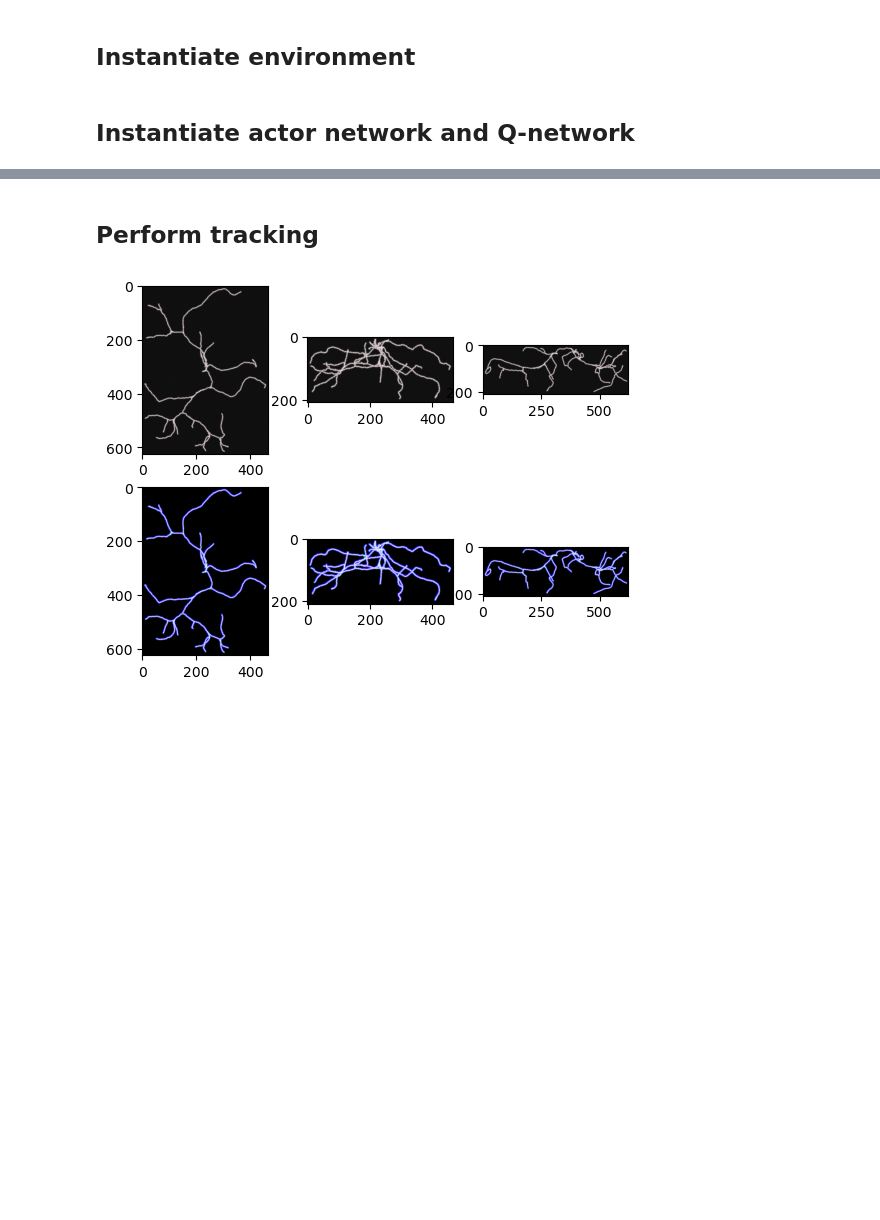
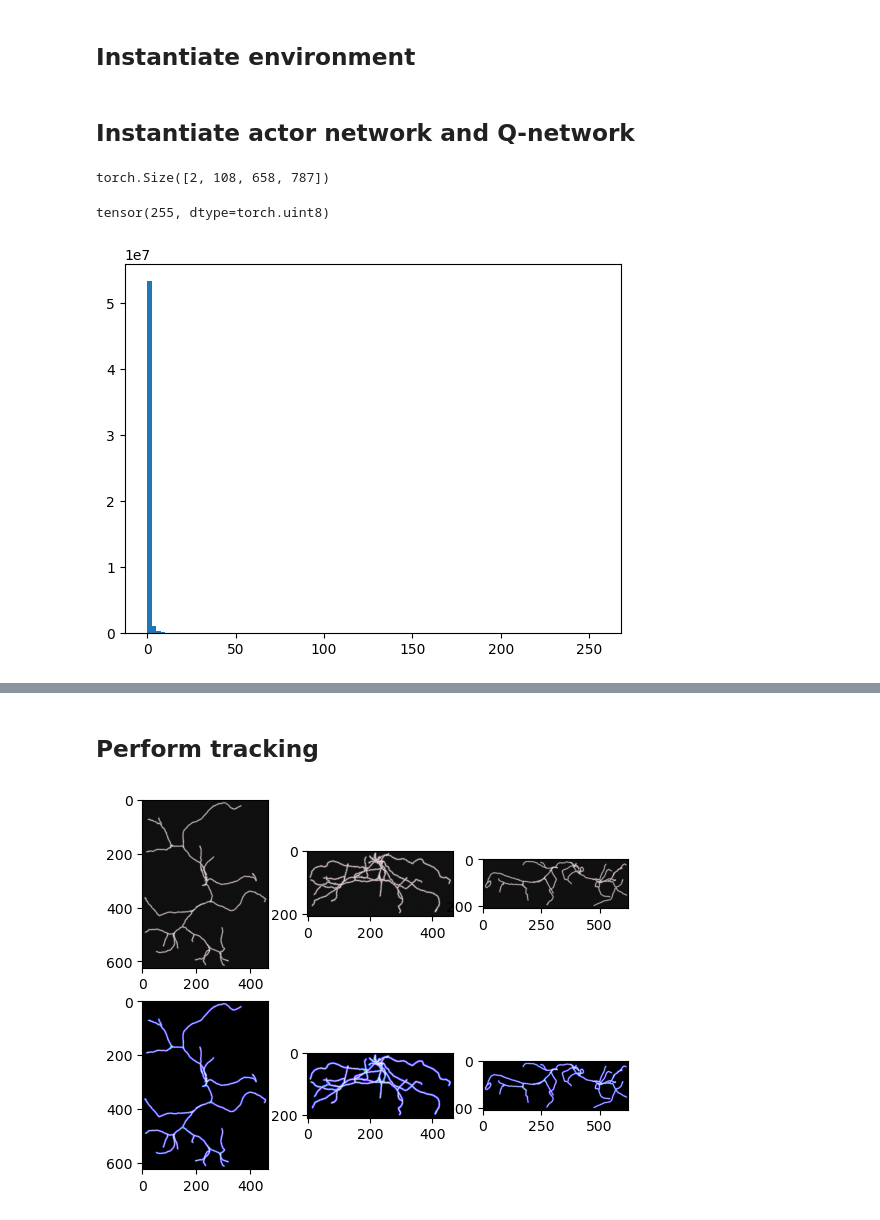
Before and after one commit to BrysonGray/neurotrack, a Jupyter notebook: sac_tracking_inference.ipynb, the cells around one changed output, grey strips where cells are left out. Cells and saved outputs as stored; diff of their text form; code cells hidden in the pictures; blank space fills up the shorter version.

```diff
--- a/sac_tracking_inference.ipynb
+++ b/sac_tracking_inference.ipynb
@@ -26,6 +29,7 @@ dtype = torch.float32
 # %%
 # config_file = "../configs/sac_inference_neuromorpho_with_artifacts.json"
 config_file = "../configs/sac_inference_gold166.json"
+# config_file = "../configs/sac_inference_simulated.json"
 with open(config_file) as f:
     params = json.load(f)
 
@@ -37,7 +41,7 @@ step_width = params["step_width"] if "step_width" in params else 1.0
 alpha = params["alpha"] if "alpha" in params else 1.0
 beta = params["beta"] if "beta" in params else 1e-3
 friction = params["friction"] if "friction" in params else 1e-4
-repeat_starts = params["repeat_starts"] if "repeat_starts" in params else True
+repeat_starts = params["repeat_starts"] if "repeat_starts" in params else False
 patch_radius = 17
 inchannels = 1
 
@@ -77,3 +81,16 @@ if "sac_weights" in params:
     state_dicts = torch.load(sac_path)
     actor.load_state_dict(state_dicts["policy_state_dict"])
     Q.load_state_dict(state_dicts["Q1_state_dict"])
+# %%
+env.img.data.shape
+# %% [output]
+torch.Size([2, 108, 658, 787])
+# %%
+env.img.data.max()
+# %% [output]
+tensor(255, dtype=torch.uint8)
+# %%
+plt.hist(env.img.data[0].flatten(), bins=100)
+plt.show()
+# %% [output]
+[figure, added]
```
Also changed, not shown: parts of 4 cells of this notebook, 23 other files.
